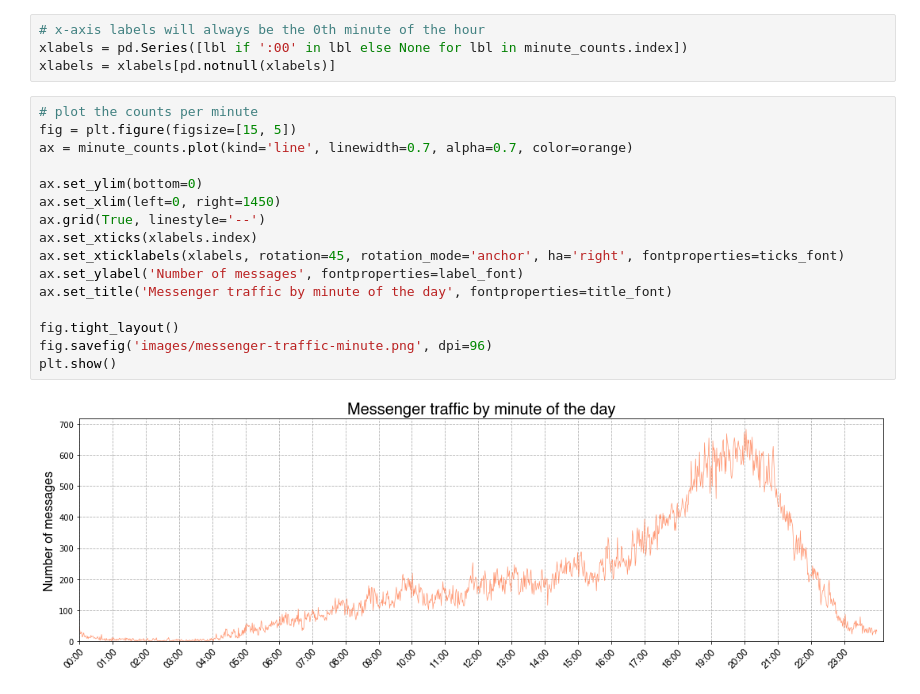
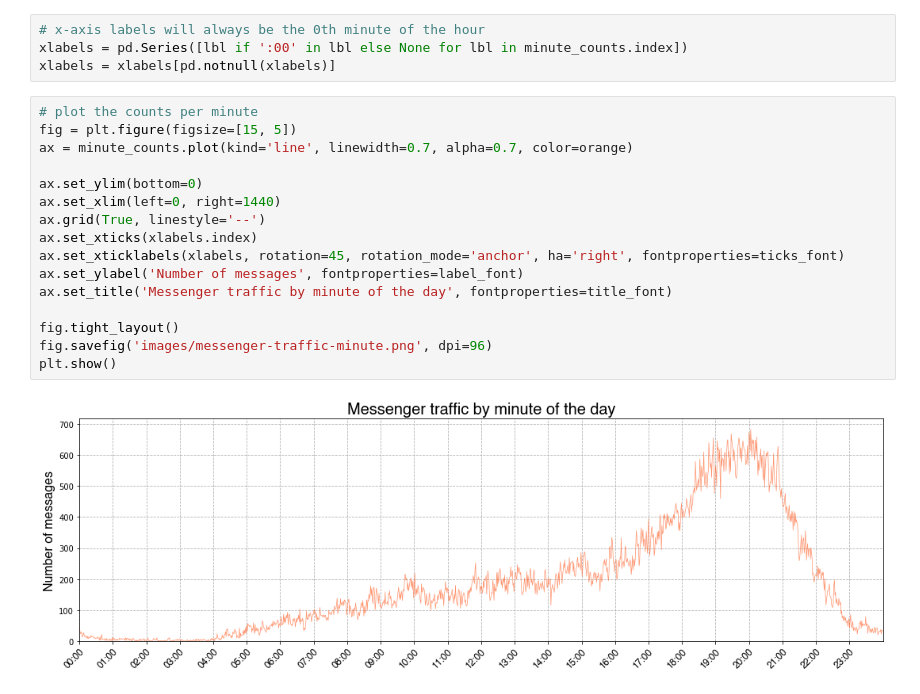
Before and after one commit to peter-gy/fb-messenger-analysis, a Jupyter notebook: jupyter/messenger-traffic-visualization.ipynb, the cells around one changed output. Saved outputs shown, nothing was run; the diff lists cells and outputs as text.

```diff
--- a/jupyter/messenger-traffic-visualization.ipynb
+++ b/jupyter/messenger-traffic-visualization.ipynb
@@ -278,18 +278,18 @@ xlabels = xlabels[pd.notnull(xlabels)]
 # %%
 # plot the counts per minute
 fig = plt.figure(figsize=[15, 5])
 ax = minute_counts.plot(kind='line', linewidth=0.7, alpha=0.7, color=orange)
 
 ax.set_ylim(bottom=0)
-ax.set_xlim(left=0, right=1450)
+ax.set_xlim(left=0, right=1440)
 ax.grid(True, linestyle='--')
 ax.set_xticks(xlabels.index)
 ax.set_xticklabels(xlabels, rotation=45, rotation_mode='anchor', ha='right', fontproperties=ticks_font)
 ax.set_ylabel('Number of messages', fontproperties=label_font)
 ax.set_title('Messenger traffic by minute of the day', fontproperties=title_font)
 
 fig.tight_layout()
 fig.savefig('images/messenger-traffic-minute.png', dpi=96)
 plt.show()
 # %% [output]
-[figure, old version]
+[figure, new version]
```
Also changed, not shown: 2 other files.
